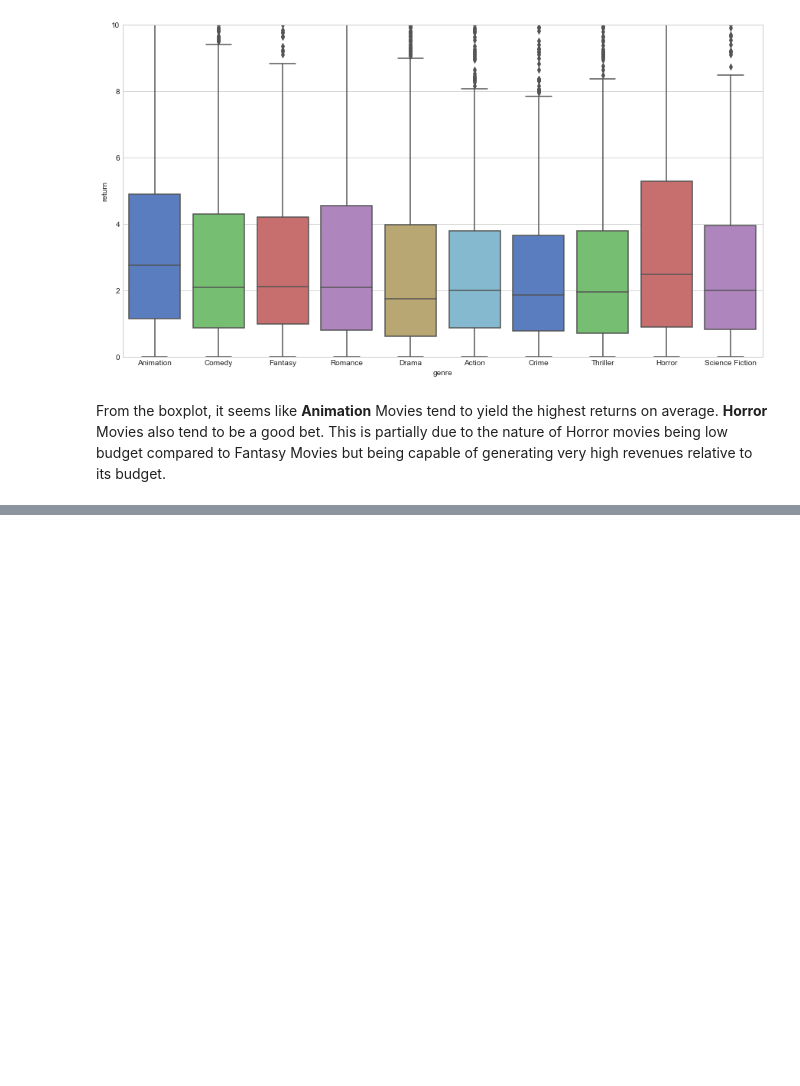
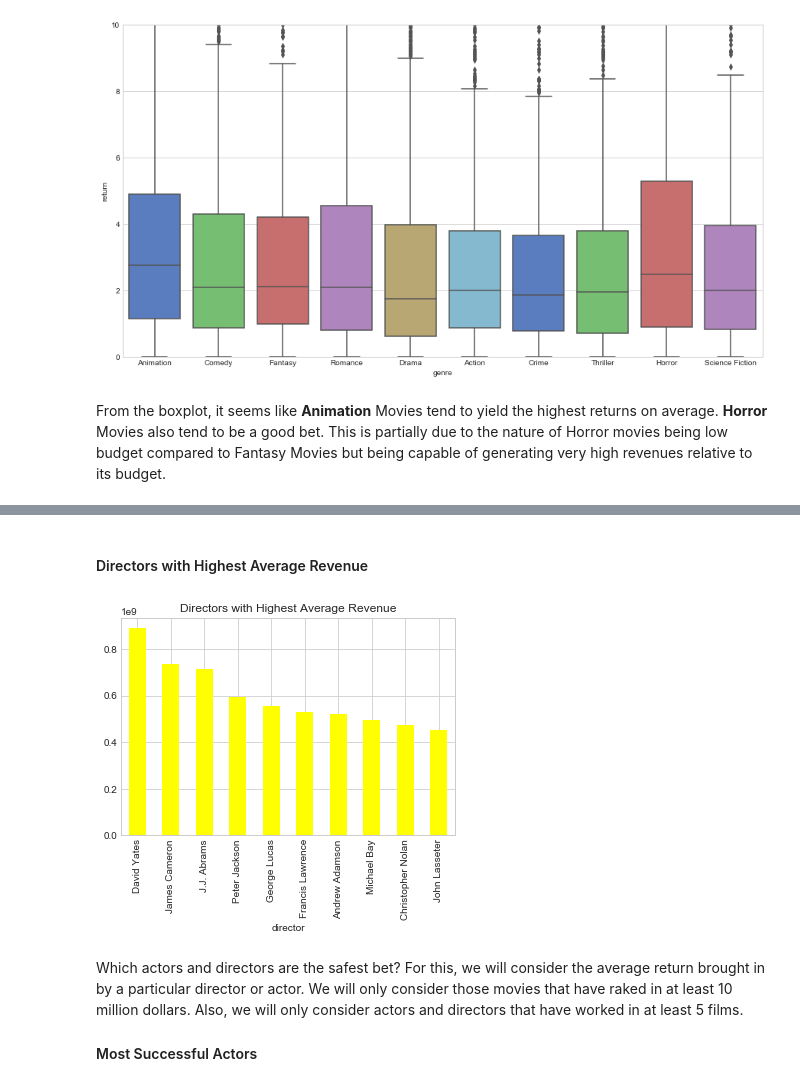
Before and after one commit to rounakbanik/movies, a Jupyter notebook: movies.ipynb, the cells around one changed output, grey strips where cells are left out. Cells and saved outputs as stored; diff of their text form; code cells hidden in the pictures; blank space fills up the shorter version.

```diff
--- a/movies.ipynb
+++ b/movies.ipynb
@@ -1111,0 +1214,12 @@ From the boxplot, it seems like **Animation** Movies tend to yield the highest r
+# %% [markdown]
+#### Directors with Highest Average Revenue
+# %%
+plt.title("Directors with Highest Average Revenue")
+df[df['director'].isin(director_list)].groupby('director')['revenue'].mean().sort_values(ascending=False).head(10).plot(kind='bar', colormap='autumn_r')
+plt.show()
+# %% [output]
+[figure, added]
+# %% [markdown]
+Which actors and directors are the safest bet? For this, we will consider the average return brought in by a particular director or actor. We will only consider those movies that have raked in at least 10 million dollars. Also, we will only consider actors and directors that have worked in at least 5 films.
+
+#### Most Successful Actors
```
Also changed, not shown: parts of 83 cells of this notebook, 5 other files.
